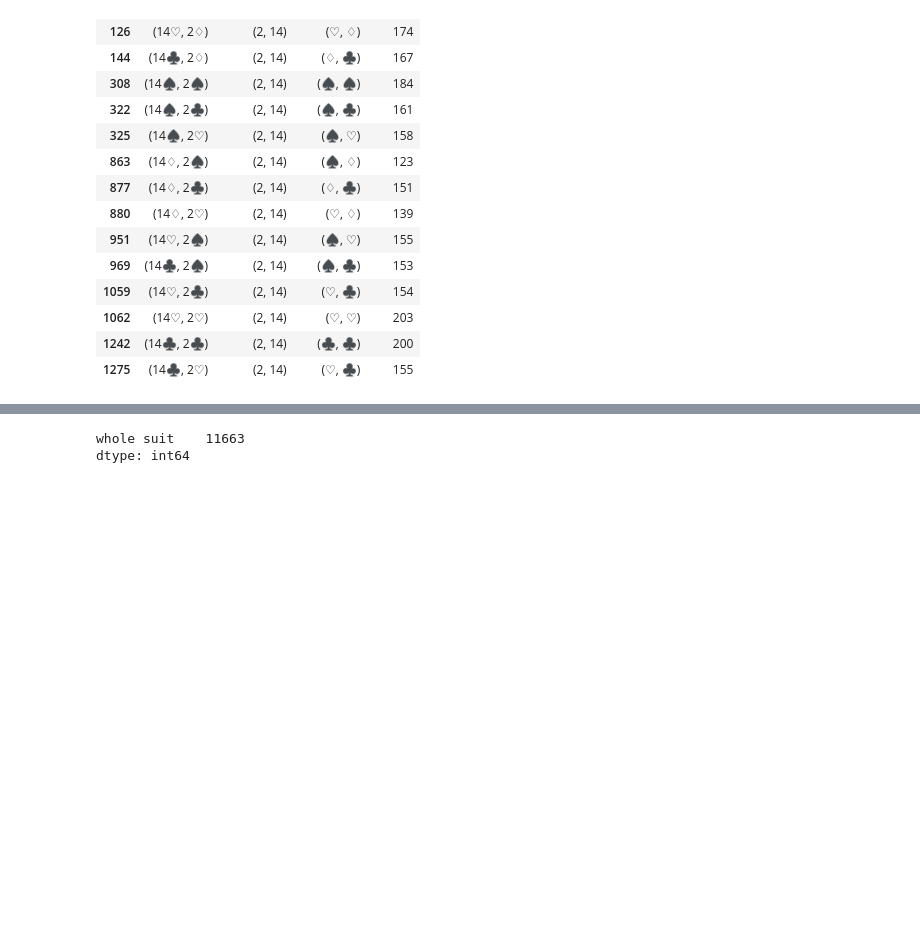
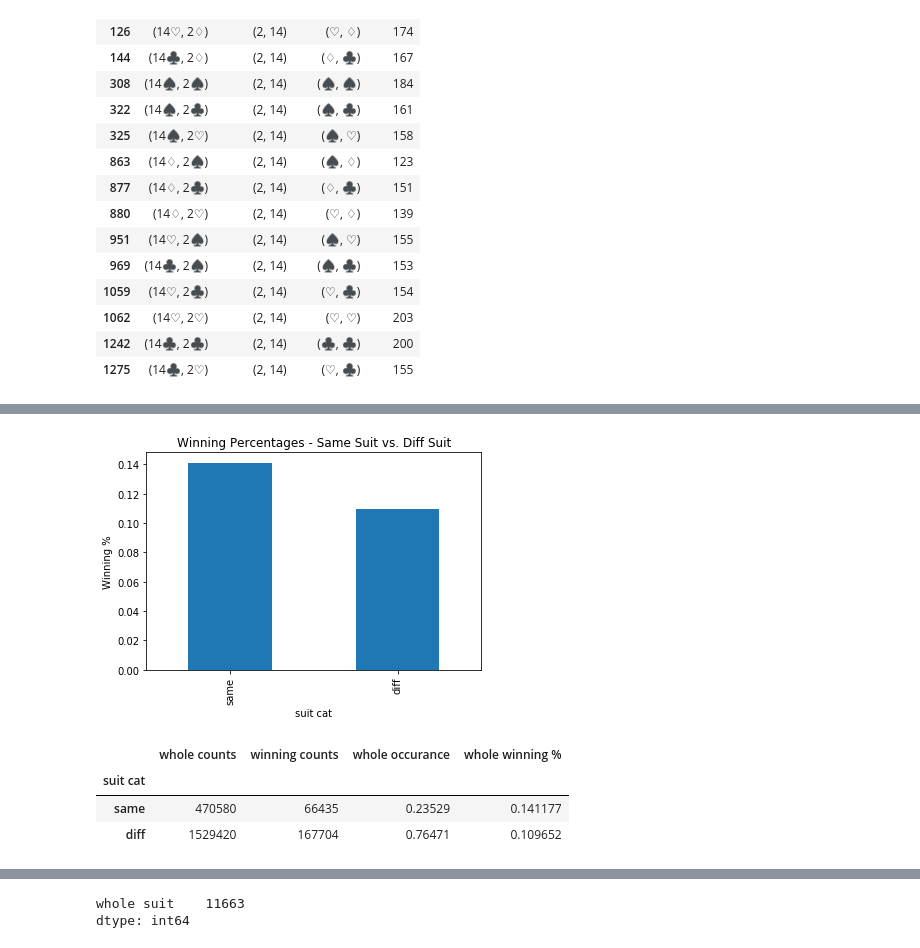
Before and after one commit to a35931chi/Poker, a Jupyter notebook: Poker Analysis.ipynb, the cells around one changed output, grey strips where cells are left out. Saved outputs shown, nothing was run; the diff lists cells and outputs as text; code cells hidden in the pictures; blank space fills up the shorter version.

```diff
--- a/Poker Analysis.ipynb
+++ b/Poker Analysis.ipynb
@@ -155,3 +157,9 @@ if os.path.isfile(file_name):
+# %%
+#not sure why this didn't work with the if statement
+with open(whole_10p_filename, 'wb') as handle:
+    pickle.dump(whole_df, handle, protocol=pickle.HIGHEST_PROTOCOL)
 # %%
-with open(file_name, 'rb') as handle:
+with open(winner_10p_filename, 'rb') as handle:
     winning_df = pickle.load(handle)
+with open(whole_10p_filename, 'rb') as handle:
+    whole_df = pickle.load(handle)
@@ -190,7 +195,7 @@ print(all_possible_whole.shape)
 (1326, 3)
 # %%
 winning_df_summary = winning_df['whole'].apply(sorted).apply(tuple).copy().value_counts().to_frame()
-winning_df_summary.rename(columns = {'whole': 'counts'}, inplace = True)
+winning_df_summary.rename(columns = {'whole': 'winning counts'}, inplace = True)
 print(winning_df_summary.head())
 print(winning_df_summary.shape)
 # %% [output]
@@ -299,0 +325,7 @@ all_possible_whole[all_possible_whole['whole rank'] == (3, 14)]
+# %%
+all_possible_whole = all_possible_whole.merge(whole_df, how = 'outer', left_on = 'whole', right_index = True)
+all_possible_whole = all_possible_whole.merge(winning_df_summary, how = 'outer', left_on = 'whole', right_index = True)
+#all_possible_whole['whole occurance'] = all_possible_whole['whole counts'] / hands / participants
+#all_possible_whole['whole winning %'] = all_possible_whole['winning counts'] / all_possible_whole['whole counts']
+print(all_possible_whole.shape)
+print(all_possible_whole.head())
@@ -299,0 +347,17 @@ all_possible_whole[all_possible_whole['whole rank'] == (3, 14)]
+# %%
+#groupby and compare suit categories to see if there's a clear difference in winning percentage. Plot if necessary
+temp = all_possible_whole.groupby('suit cat')[['suit cat', 'whole counts', 'winning counts']].sum()
+temp['whole occurance'] = temp['whole counts'] / hands / participants
+temp['whole winning %'] = temp['winning counts'] / temp['whole counts']
+temp.sort_index(ascending = False, inplace = True)
+temp['whole winning %'].plot(kind = 'bar')
+plt.ylabel('Winning %')
+plt.title('Winning Percentages - Same Suit vs. Diff Suit')
+plt.show()
+temp.head()
+# %% [output]
+[figure, added]
+|  | whole counts | winning counts | whole occurance | whole winning % |
+| suit cat |  |  |  |  |
+| same | 470580 | 66435 | 0.23529 | 0.141177 |
+| diff | 1529420 | 167704 | 0.76471 | 0.109652 |
```
Also changed, not shown: parts of 25 cells of this notebook, 1 other file.
